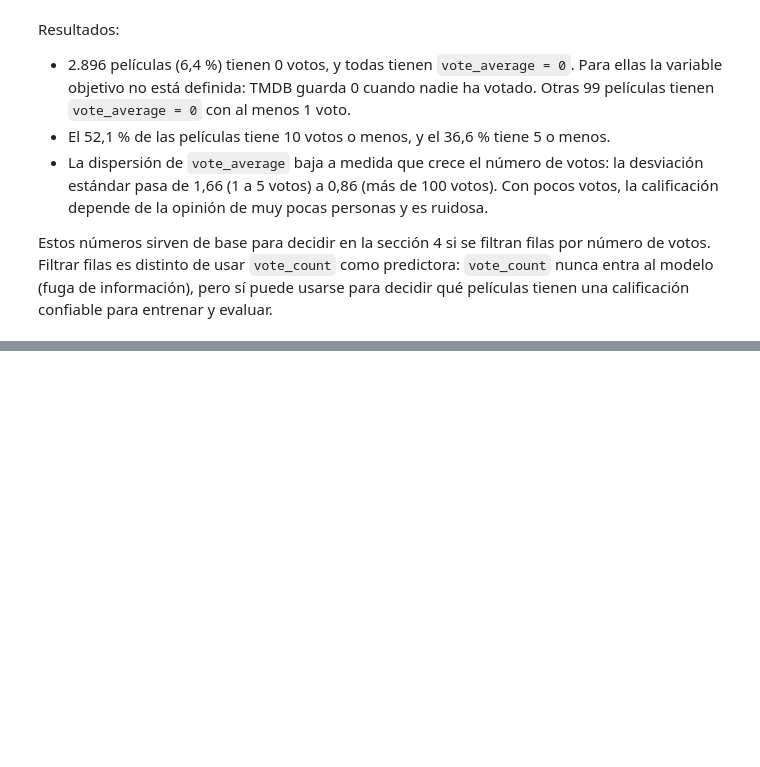
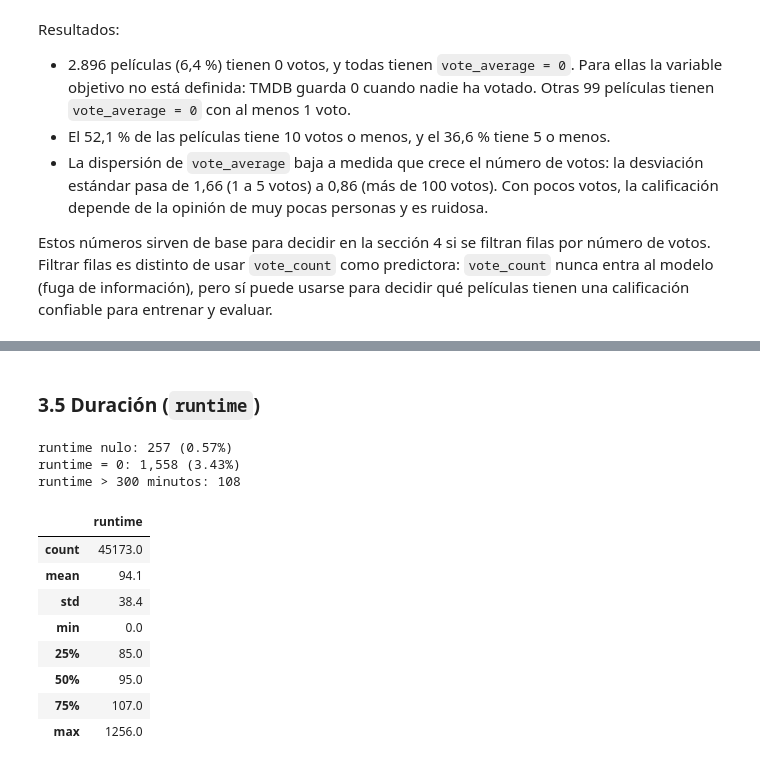
Before and after one commit to amunera66/proyecto-modelos-1, a Jupyter notebook: fase-1/fase1_modelo_predictivo.ipynb, the cells around one changed output, grey strips where cells are left out. Saved outputs shown, nothing was run; the diff lists cells and outputs as text; code cells hidden in the pictures; blank space fills up the shorter version.

```diff
--- a/fase-1/fase1_modelo_predictivo.ipynb
+++ b/fase-1/fase1_modelo_predictivo.ipynb
@@ -340,0 +371,20 @@ Estos números sirven de base para decidir en la sección 4 si se filtran filas
+# %% [markdown]
+### 3.5 Duración (`runtime`)
+# %%
+print(f"runtime nulo: {df['runtime'].isna().sum()} ({df['runtime'].isna().mean():.2%})")
+print(f"runtime = 0: {(df['runtime'] == 0).sum():,} ({(df['runtime'] == 0).mean():.2%})")
+print(f"runtime > 300 minutos: {(df['runtime'] > 300).sum()}")
+df["runtime"].describe().round(1).to_frame("runtime")
+# %% [output]
+runtime nulo: 257 (0.57%)
+runtime = 0: 1,558 (3.43%)
+runtime > 300 minutos: 108
+|  | runtime |
+| count | 45173.0 |
+| mean | 94.1 |
+| std | 38.4 |
+| min | 0.0 |
+| 25% | 85.0 |
+| 50% | 95.0 |
+| 75% | 107.0 |
+| max | 1256.0 |
```
Also changed, not shown: parts of 14 cells of this notebook.
